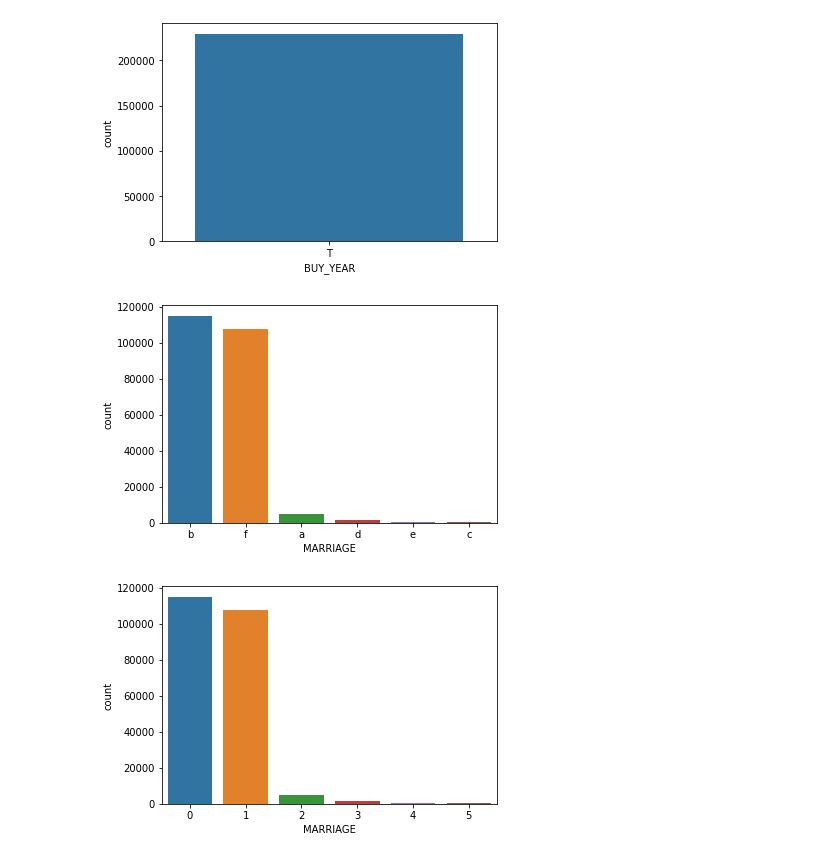
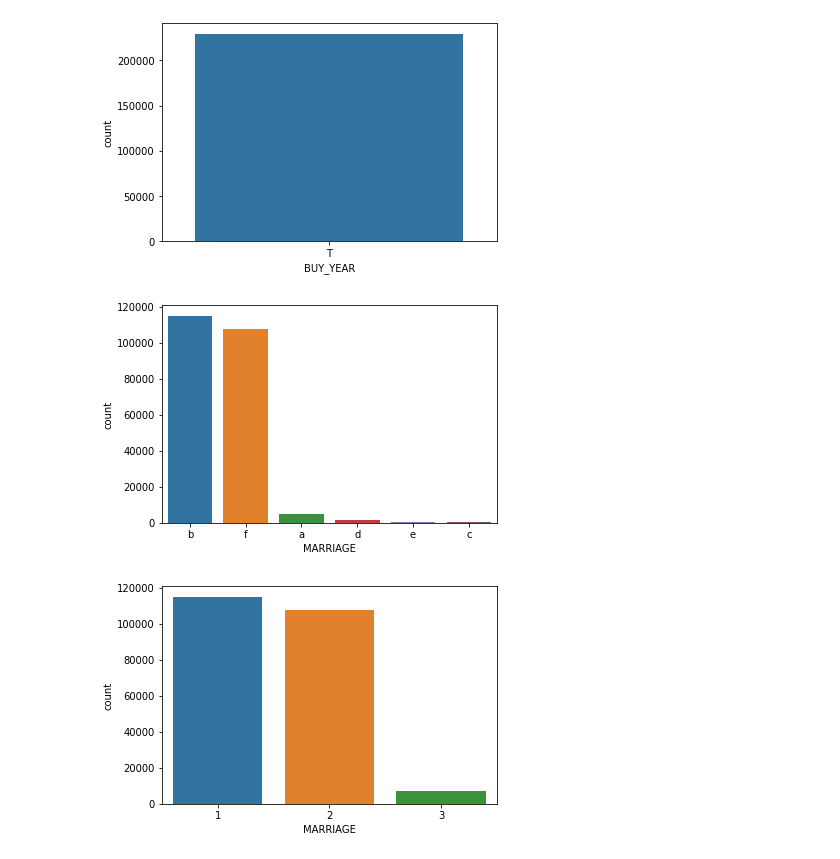
Before and after one commit to YoyoHuang1991/Python005-01, a Jupyter notebook: data_analytics/cathy20210213.ipynb, the cells around one changed output. Saved outputs shown, nothing was run; the diff lists cells and outputs as text; code cells hidden in the pictures.

```diff
--- a/data_analytics/cathy20210213.ipynb
+++ b/data_analytics/cathy20210213.ipynb
@@ -115,12 +155,6 @@ plt.show()
 # %%
-#計算各個值的個數
-print(train_buy_data['AGE'].value_counts())
-age_count = train_buy_data['AGE'].value_counts()
-
-age_dict = {}
-for k,v in enumerate(age_count.index):
-    age_dict[v] = k
-print(age_dict)
-
-train_buy_data['AGE']=train_buy_data['AGE'].map(age_dict)
+# 3. 將性別改為1,2
+train_buy_data['SEX']=train_buy_data['SEX'].map({'a':1,'b':2})
+sns.countplot(train_buy_data['SEX'],label="Count")
+plt.show()
 # %% [output]
@@ -151,5 +167,14 @@ plt.show()
 # %%
-train_buy_data['SEX']=train_buy_data['SEX'].map({'a':0,'b':1})
+occu_count = train_buy_data['OCCUPATION'].value_counts()
+tmp_dict = occu_count.to_dict()
 
-sns.countplot(train_buy_data['SEX'],label="Count")
-plt.show()
+num = 2
+occu_dict = {}
+for k in tmp_dict:
+    if tmp_dict[k]/229504 < 0.01:
+        rep_num = 1
+        occu_dict[k] = rep_num
+    else:
+        rep_num = num
+        occu_dict[k] = rep_num
+        num += 1
@@ -159,14 +202,8 @@ plt.show()
 sns.countplot(train_buy_data['OCCUPATION'],label="Count")
 plt.show()
 
-occu_count = train_buy_data['OCCUPATION'].value_counts()
+train_buy_data['OCCUPATION']=train_buy_data['OCCUPATION'].map(occu_dict)
 
-occu_dict = {}
-for k,v in enumerate(occu_count.index):
-    occu_dict[v] = k
-print(occu_dict)
-
-train_buy_data['OCCUPATION']=train_buy_data['OCCUPATION'].map(occu_dict)
 sns.countplot(train_buy_data['OCCUPATION'],label="Count")
 plt.show()
 # %% [output]
@@ -181,7 +217,7 @@ code_count = train_buy_data['CITY_CODE'].value_counts()
 
 code_dict = {}
 for k,v in enumerate(code_count.index):
-    code_dict[v] = k
+    code_dict[v] = k + 1
 print(code_dict)
 
 train_buy_data['CITY_CODE']=train_buy_data['CITY_CODE'].map(code_dict)
@@ -200,10 +236,10 @@ train_buy_data.drop(['BUY_YEAR'], inplace=True, axis =1)
 # %%
 sns.countplot(train_buy_data['MARRIAGE'],label="Count")
 plt.show()
 
-train_buy_data['MARRIAGE']=train_buy_data['MARRIAGE'].map({'b':0,'f':1,'a':2,'d':3,'e':4,'c':5})
+train_buy_data['MARRIAGE']=train_buy_data['MARRIAGE'].map({'b':1,'f':2,'a':3,'d':3,'e':3,'c':3})
 sns.countplot(train_buy_data['MARRIAGE'],label="Count")
 plt.show()
 # %% [output]
 [figure]
-[figure, old version]
+[figure, new version]
```
Also changed, not shown: parts of 21 cells of this notebook, 50 other files.
